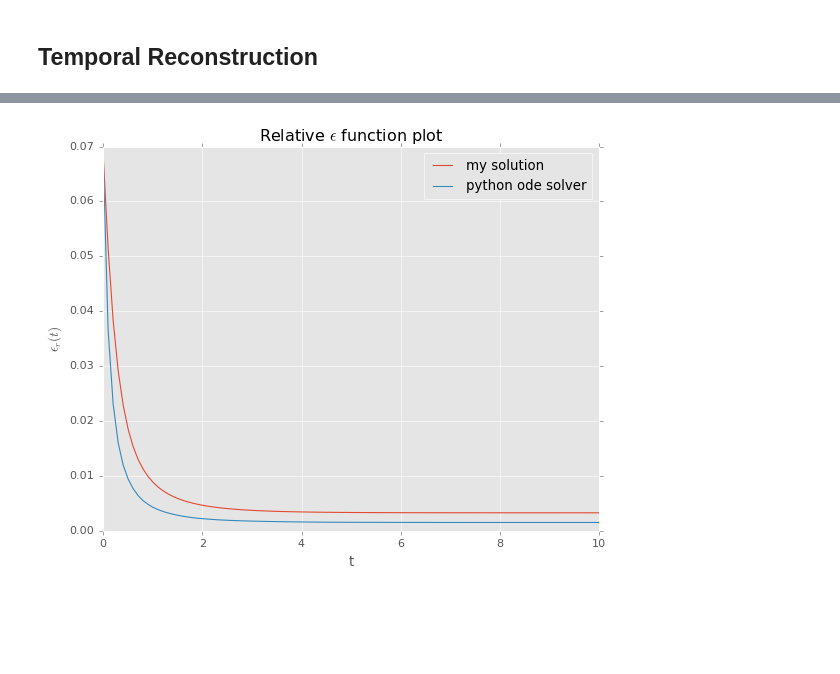
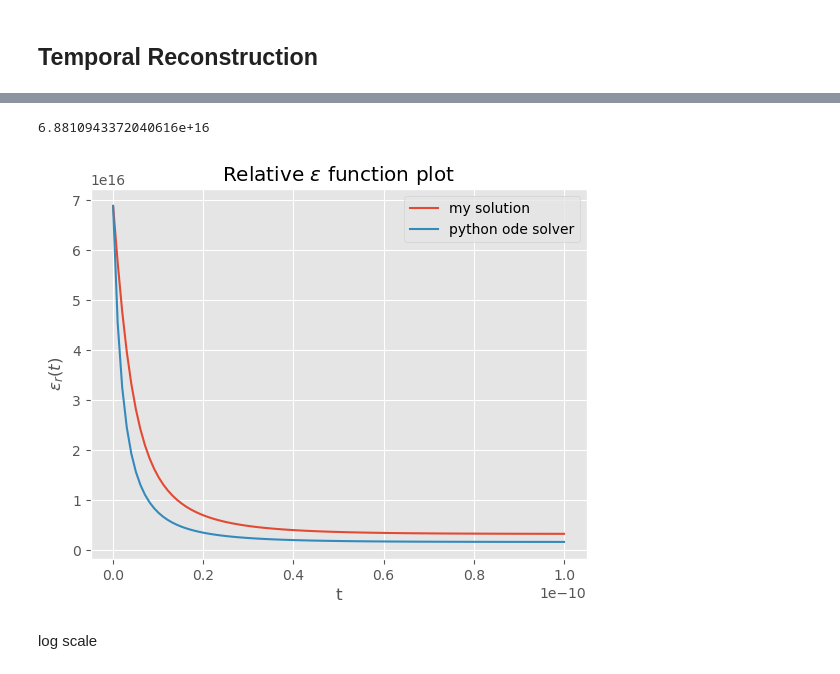
Before and after one commit to Mazz84002/Final-Year-Project, a Jupyter notebook: Numerically Checking Results/fplots.ipynb, the cells around one changed output, grey strips where cells are left out. Cells and saved outputs as stored; diff of their text form; code cells hidden in the pictures; blank space fills up the shorter version.

```diff
--- a/Numerically Checking Results/fplots.ipynb
+++ b/Numerically Checking Results/fplots.ipynb
@@ -80,0 +112,5 @@ def d_xi_dz(z, xi):
+# %%
+def a_rev(z):
+    return a(0.01-z)
+def b_rev(z):
+    return b(0.01-z)
@@ -81,6 +121,13 @@ def d_xi_dz(z, xi):
+# %%
+def d_xi_r_dz(z, xi_r):
+    return a_rev(z)*xi_r+b_rev(z)*xi_r**2
+# %%
+req_xi_r = odeint(d_xi_r_dz, y0=(np.sqrt(mu_0)/Z_L), t=z_vals, tfirst=True)
+req_eps_r = np.multiply(req_xi_r, req_xi_r)
+req_eps = np.flip(req_eps_r)
 # %%
-req_xi = odeint(d_xi_dz, y0=np.sqrt(eps[0].real), t=z_vals, tfirst=True)
-req_eps = np.multiply(req_xi, req_xi)
+#req_xi = odeint(d_xi_dz, y0=np.sqrt(abs(eps[0])), t=z_vals, tfirst=True)
+#req_eps = np.multiply(req_xi, req_xi)
 # %%
 plt.plot(z_vals, [(abs(val)/constants.epsilon_0) for val in req_eps])
 plt.xlabel('z')
@@ -110,53 +215,54 @@ np.pi/omega
 # %%
 # Defining Gamma
+F = omega
 def Gamma(t):
-    return 0.5*np.exp(-1e0*t)
+    return 0.5*np.exp(-F*t)
 def dGamma_dt(t):
-    return -0.5*(1e0)*np.exp(-1e0*t)
+    return -0.5*(F)*np.exp(-F*t)
 # defining a from hese values
 def a(t):
     return -2 * dGamma_dt(t) * 1/(1-(Gamma(t))**2)
 def b(t):
-    return 4*omega*np.sqrt(mu_0) * (Gamma(t)/(1-(Gamma(t))**2))
+    return -4*omega*np.sqrt(mu_0) * (Gamma(t)/(1-(Gamma(t))**2))
 
 # convert a and b to arrays
-T = 10
-t_vals = np.linspace(0, T, 100)
+T = 1e-10
+dT = 100
+t_vals = np.linspace(0, T, dT)
 
 a_r = [a(t_val) for t_val in t_vals]
 b_r = [b(t_val) for t_val in t_vals]
 I = [ np.exp(-quad(a, 0, t_val)[0]) for t_val in t_vals ]
 
 # We first find I(z)b(z) and we interpolate this function
 d = [ (I[i]*b_r[i]) for i in range(0, 100) ]
 d_interp = interp1d(np.linspace(0, T, 100), d, kind='cubic')
 D = [ quad(d_interp, 0, t_val)[0] for t_val in t_vals ]
 
 dGamma_dt_r = [dGamma_dt(t_val) for t_val in t_vals]
 
 xi_0 = (a_r[0]-2*dGamma_dt_r[0])/b_r[0]
+print((xi_0)**2/constants.epsilon_0)
 
-eps = [ ( (I[i])/( I[0]*( 1/xi_0  ) + 1j*D[i] ) )**2 for i in range(0, 100) ]
-
-
-# defining a from hese values
-def a(t):
-    return -2 * dGamma_dt(t) * 1/(1-(Gamma(t))**2)
-def b(t):
-    return 4*omega*np.sqrt(mu_0) * (Gamma(t)/(1-(Gamma(t))**2))
+eps = [ ( (I[i])/( I[0]*( 1/xi_0  ) + 1j*D[i] ) )**2 for i in range(0, dT) ]
 
 def d_xi_dt(t, xi):
     return -a(t)*xi-b(t)*xi**2;
 
-req_xi = odeint(d_xi_dt, y0=xi_0, t=t_vals, tfirst=True)
+solver_options = {'atol': 1e-6, 'rtol': 1e-4, 'mxstep': 5000}
+
+req_xi = odeint(d_xi_dt, y0=xi_0, t=t_vals, tfirst=True, **solver_options)
 req_eps = np.multiply(req_xi, req_xi)
 
 plt.plot(t_vals, [(abs(val)/constants.epsilon_0) for val in eps], label='my solution')
 plt.plot(t_vals, [(abs(val)/constants.epsilon_0) for val in req_eps], label='python ode solver')
 plt.xlabel('t')
 plt.ylabel('$\epsilon_r(t)$')
 plt.title('Relative $\epsilon$ function plot')
 plt.legend()
 plt.show()
 # %% [output]
+6.8810943372040616e+16
-[figure, old version]
+[figure, new version]
+# %% [markdown]
+log scale
```
Also changed, not shown: parts of 26 cells of this notebook, 5 other files.
